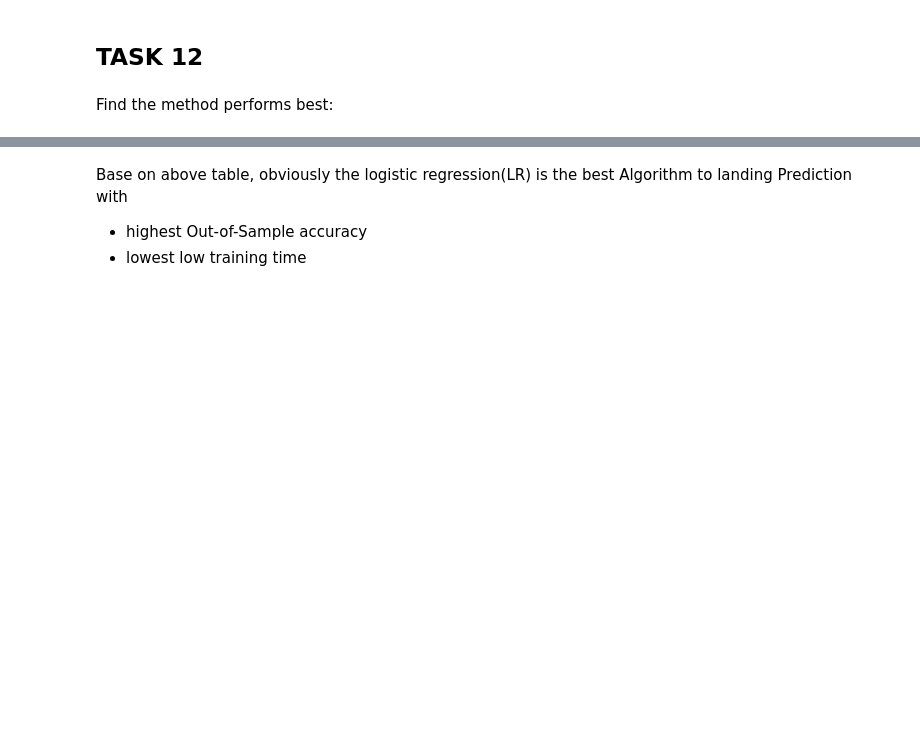
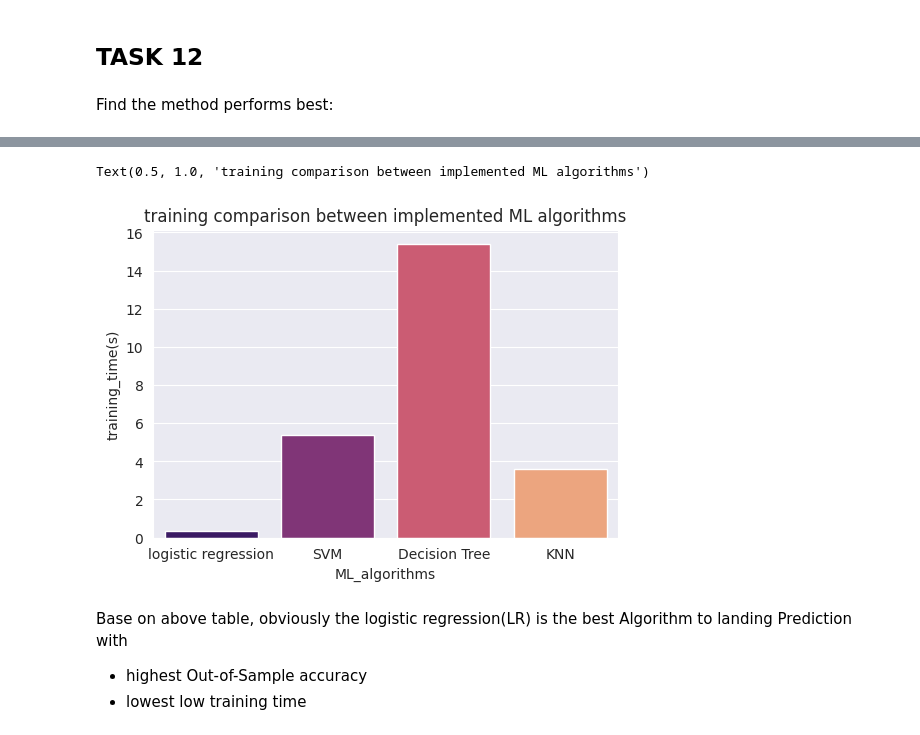
Before and after one commit to tungh1850/Applied-Data-Science-Capstone, a Jupyter notebook: w4/SpaceX_Machine Learning Prediction_Part_5.ipynb, the cells around one changed output, grey strips where cells are left out. Drawn from its saved outputs; the diff is of its cells as text; code cells hidden in the pictures; blank space fills up the shorter version.

```diff
--- a/w4/SpaceX_Machine Learning Prediction_Part_5.ipynb
+++ b/w4/SpaceX_Machine Learning Prediction_Part_5.ipynb
@@ -379,3 +389,13 @@ ML_table
+# %%
+plotdata = ML_table[['training_time(s)']].reset_index()
+sns.set_style("darkgrid")
+plotdata.columns = ['ML_algorithms','training_time(s)']
+fig, ax = plt.subplots(figsize=(6,4))
+ax= sns.barplot(plotdata, x ='ML_algorithms', y='training_time(s)', hue='ML_algorithms', palette = "magma")
+plt.title('training comparison between implemented ML algorithms')
+# %% [output]
+Text(0.5, 1.0, 'training comparison between implemented ML algorithms')
+[figure, added]
 # %% [markdown]
 Base on above table, obviously the logistic regression(LR) is the best Algorithm to landing Prediction with
 + highest Out-of-Sample accuracy
```
Also changed, not shown: parts of 9 cells of this notebook.
